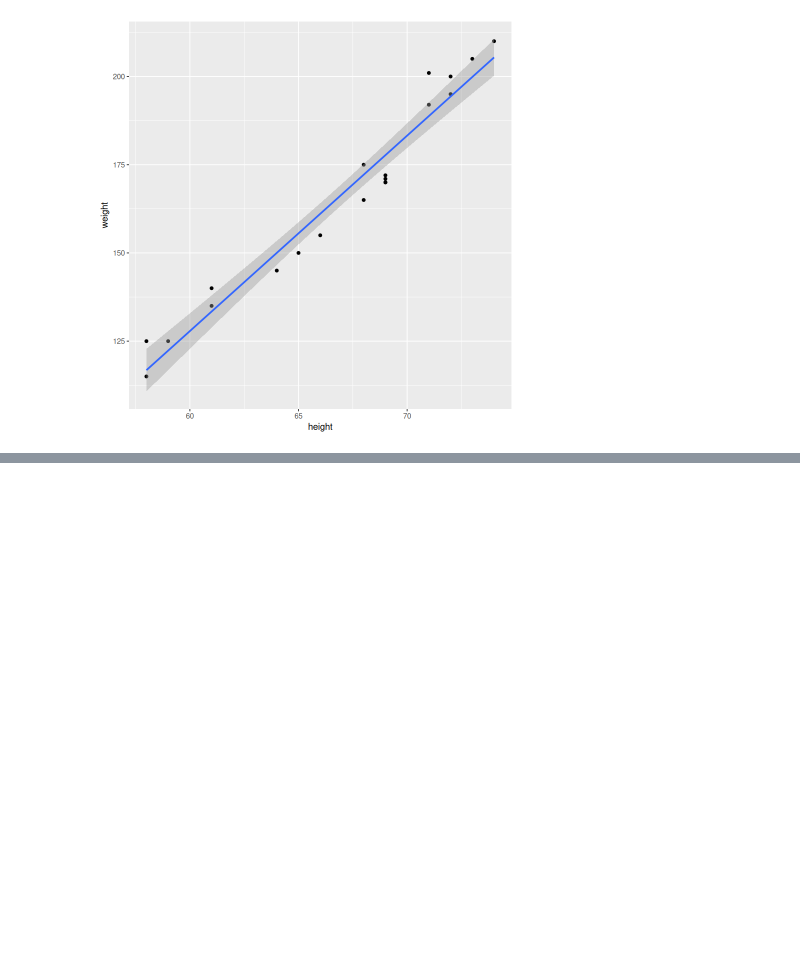
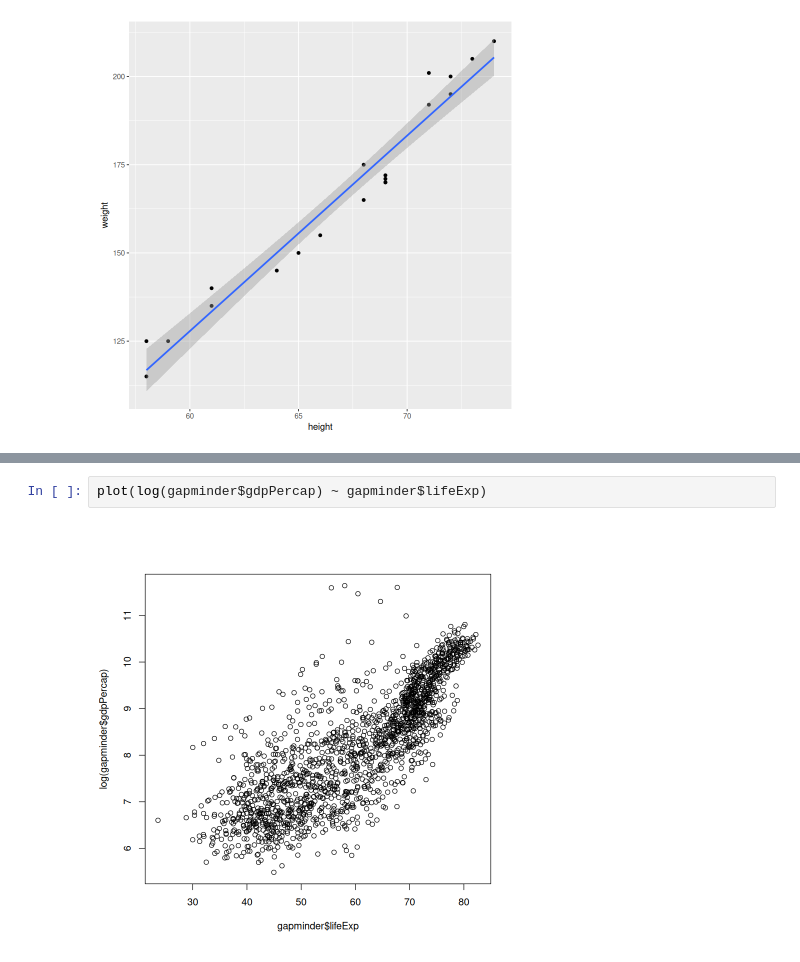
Before and after one commit to Victor-Mufasa/Computer-Interactive-Statistics, a Jupyter notebook: index.ipynb, the cells around one changed output, grey strips where cells are left out. Drawn from its saved outputs; the diff is of its cells as text; blank space fills up the shorter version.

```diff
--- a/index.ipynb
+++ b/index.ipynb
@@ -330,0 +379,4 @@ data %>%
+# %%
+plot(log(gapminder$gdpPercap) ~ gapminder$lifeExp)
+# %% [output]
+[figure, added]
```
Also changed, not shown: parts of 10 cells of this notebook.
